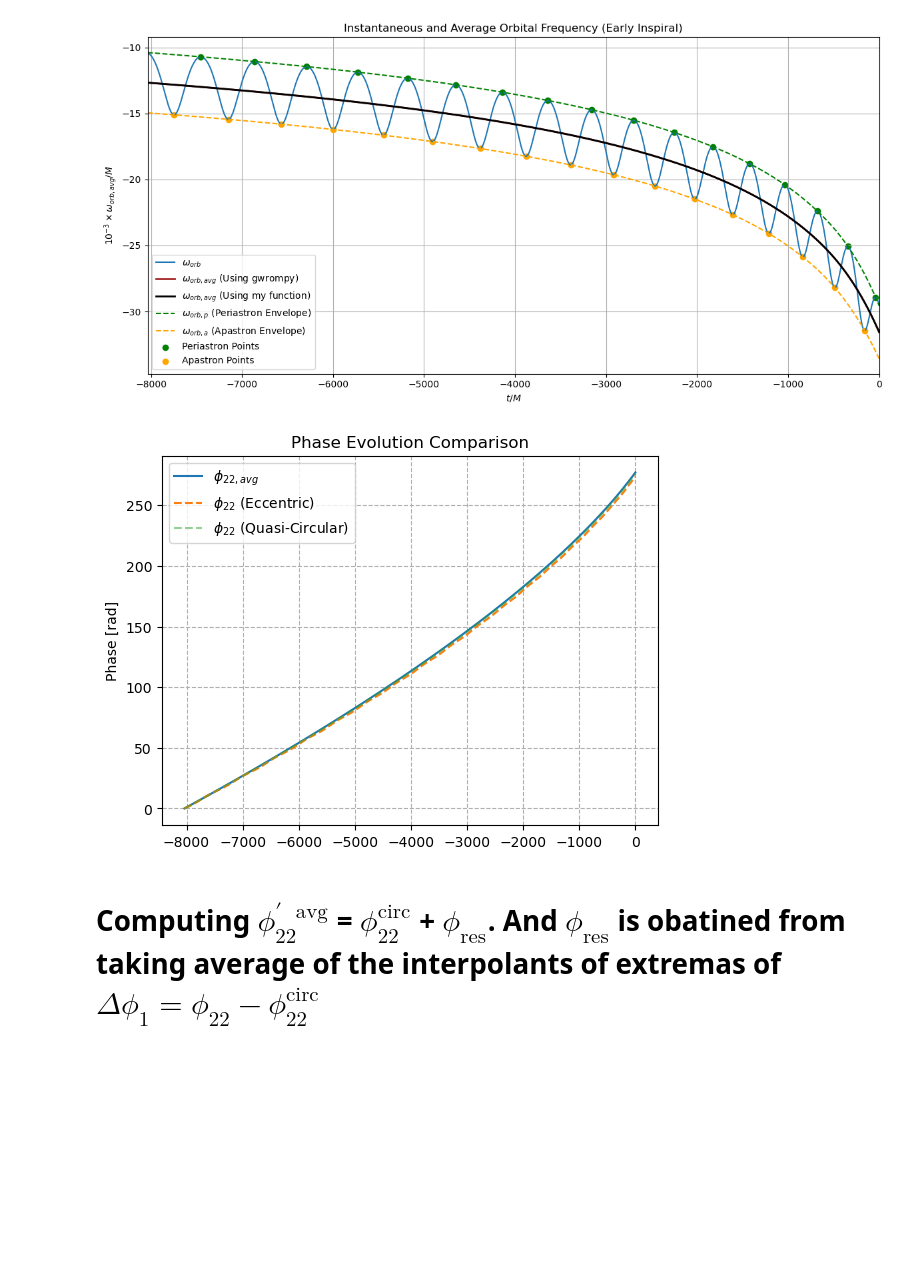
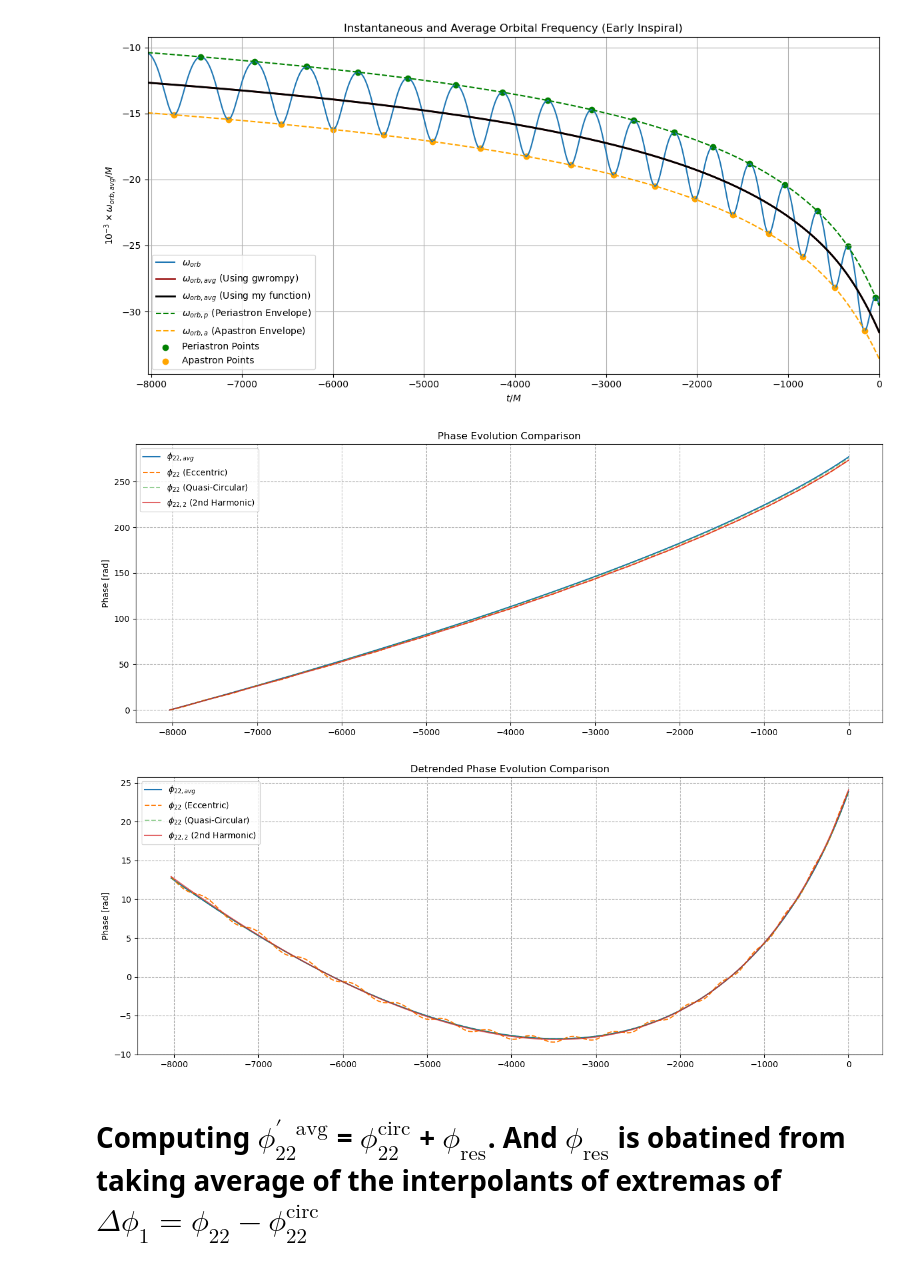
Before and after one commit to AfrozSaqlain/GWSurrogate, a Jupyter notebook: notebooks/eccentric_harmonics_e_0.1.ipynb, the cells around one changed output. Saved outputs shown, nothing was run; the diff lists cells and outputs as text; code cells hidden in the pictures; blank space fills up the shorter version.

Commit message:
Added surrogate modelling of eccentric waveforms notebook

```diff
--- a/notebooks/eccentric_harmonics_e_0.1.ipynb
+++ b/notebooks/eccentric_harmonics_e_0.1.ipynb
@@ -83,7 +83,7 @@ for i in mean_anomaly_array:
                                             modes_to_use=modes_to_use,
                                             return_orbital_params=['x'])
 
-    t_val_min_pointer = find_t_location(simulated_orb_vars['x'].sample_times / t_norm, simulated_orb_vars['x'].data, simulated_orb_vars['x'].data[200])
+    t_val_min_pointer = simulated_orb_vars['x'].sample_times[200] / t_norm.value
     t_val_max_pointer = find_t_location(simulated_orb_vars['x'].sample_times / t_norm, simulated_orb_vars['x'].data, 0.1)
 
     t_val_min_pointer -= t_val_max_pointer
@@ -216,8 +216,8 @@ qc_signal_amp = np.abs(qc_signal)
 qc_signal_phase = np.unwrap(np.angle(qc_signal))
 
 qc_time = np.array([i.value for i in qc_signal.sample_times / t_norm])
-t_0 = find_t_location(qc_orb_vars['x'].sample_times / t_norm, qc_orb_vars['x'].data, 0.1)
-qc_time -= t_0
+qc_t_0 = find_t_location(qc_orb_vars['x'].sample_times / t_norm, qc_orb_vars['x'].data, 0.1)
+qc_time -= qc_t_0
 
 qc_signal_amp_spline = CubicSpline(qc_time, qc_signal_amp)
 qc_signal_phase_spline = CubicSpline(qc_time, qc_signal_phase)
@@ -322,3 +324,5 @@ plt.show()
+# %%
+phi_22_2 = np.unwrap(np.angle(sorted_harmonics[2]))
 # %% [markdown]
 # Computing $\phi_{22}^{\text{avg}}$ from the integration of the average of (2,2) mode angular frequency, $\omega_{22}$ (which in turn is obtained from taking average of the interpolants of extrema of raw $\omega_{22}$)
 # %%
@@ -394,15 +398,31 @@ plt.show()
 # %%
 phi_22_avg = np.cumsum(2 * omega_orb_avg * dt)
 
+plt.figure(figsize=(16, 6))
 plt.plot(common_time_grid, -phi_22_avg, label=r'$\phi_{22, avg}$')
 plt.plot(common_time_grid, -ref_signal_phase_reco, linestyle='--', label=r'$\phi_{22}$ (Eccentric)')
 plt.plot(common_time_grid, -qc_signal_phase_reco, linestyle='--', label=r'$\phi_{22}$ (Quasi-Circular)', alpha=0.5)
+plt.plot(common_time_grid, -(phi_22_2 - phi_22_2[0]), label=r'$\phi_{22,2}$ (2nd Harmonic)', alpha=0.7)
 plt.ylabel('Phase [rad]')
 plt.title('Phase Evolution Comparison')
 plt.legend()
 plt.grid(True, which="both", ls="--")
 # %% [output]
-[figure, old version]
+[figure, new version]
+# %%
+phi_22_avg = np.cumsum(2 * omega_orb_avg * dt)
+
+plt.figure(figsize=(16, 6))
+plt.plot(common_time_grid, -detrend(phi_22_avg), label=r'$\phi_{22, avg}$')
+plt.plot(common_time_grid, -detrend(ref_signal_phase_reco), linestyle='--', label=r'$\phi_{22}$ (Eccentric)')
+plt.plot(common_time_grid, -detrend(qc_signal_phase_reco), linestyle='--', label=r'$\phi_{22}$ (Quasi-Circular)', alpha=0.5)
+plt.plot(common_time_grid, -detrend((phi_22_2 - phi_22_2[0])), label=r'$\phi_{22,2}$ (2nd Harmonic)', alpha=0.7)
+plt.ylabel('Phase [rad]')
+plt.title('Detrended Phase Evolution Comparison')
+plt.legend()
+plt.grid(True, which="both", ls="--")
+# %% [output]
+[figure, added]
 # %% [markdown]
 # Computing $\phi_{22}^{\prime \text{ } \text{avg}}$ = $\phi_{22}^{\text{circ}}$ + $\phi_{\text{res}}$. And $\phi_{\text{res}}$ is obatined from taking average of the interpolants of extremas of $\Delta \phi_1 = \phi_{22} - \phi_{22}^{\text{circ}}$
 # %%
```
Also changed, not shown: parts of 10 cells of this notebook, 2 other files.
